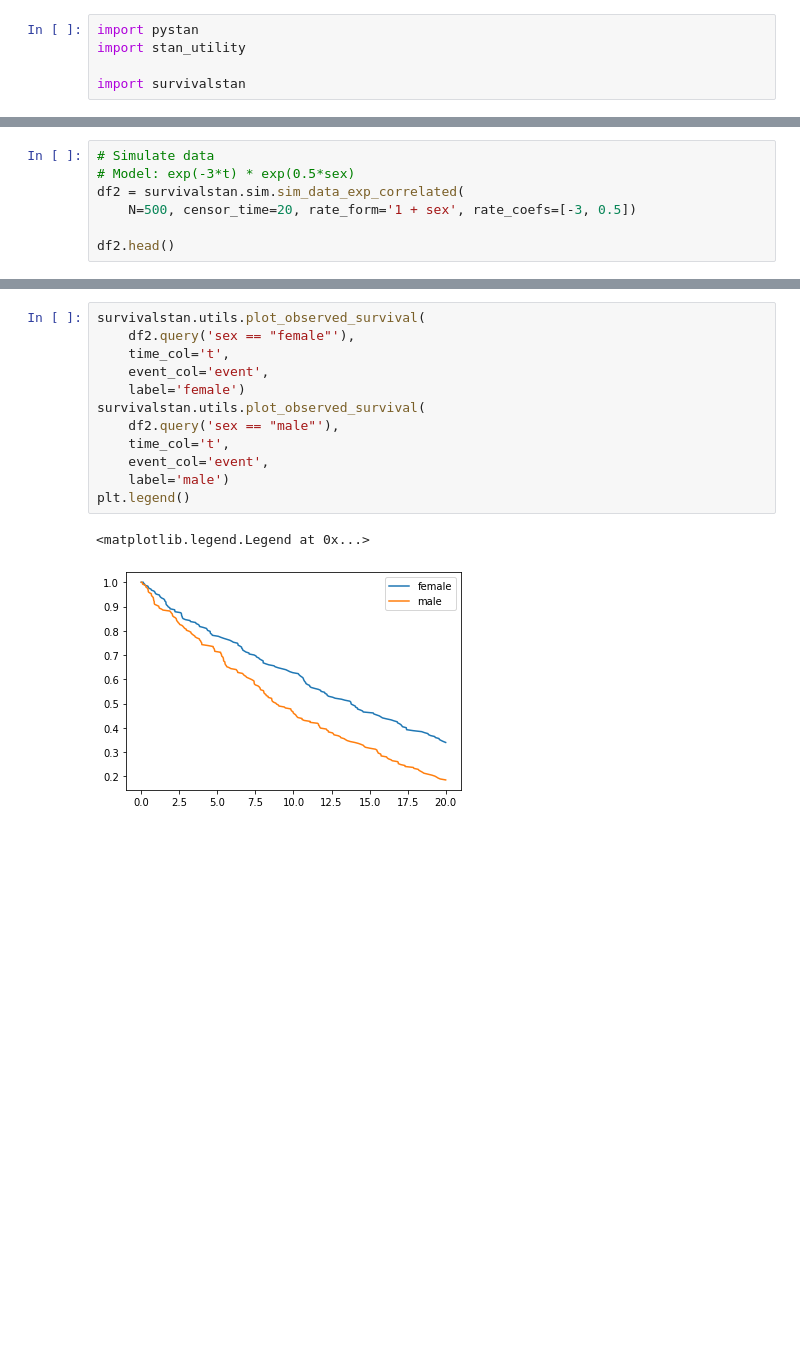
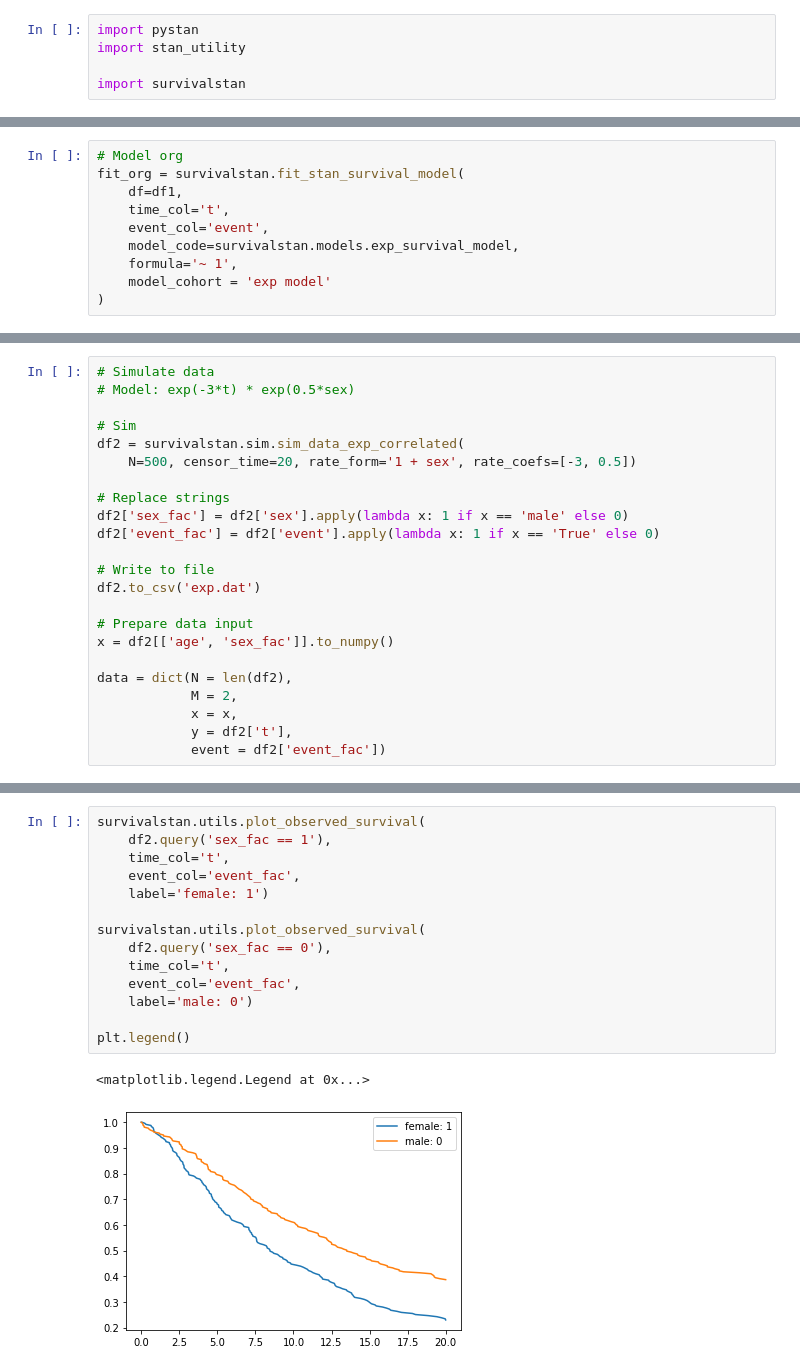
Before and after one commit to philarnold4242/test_survivalstan, a Jupyter notebook: bayesian_os_share.ipynb, the cells around one changed output, grey strips where cells are left out. Drawn from its saved outputs; the diff is of its cells as text; blank space fills up the shorter version.

Commit message:
Model exp(-a*t) works.

```diff
--- a/bayesian_os_share.ipynb
+++ b/bayesian_os_share.ipynb
@@ -44,0 +113,10 @@ S(t) = exp( -a*t )
+# %%
+# Model org
+fit_org = survivalstan.fit_stan_survival_model(
+    df=df1,
+    time_col='t',
+    event_col='event',
+    model_code=survivalstan.models.exp_survival_model,
+    formula='~ 1',
+    model_cohort = 'exp model'
+)
@@ -45,7 +152,23 @@ S(t) = exp( -a*t )
 # %%
 # Simulate data
 # Model: exp(-3*t) * exp(0.5*sex)
+
+# Sim
 df2 = survivalstan.sim.sim_data_exp_correlated(
     N=500, censor_time=20, rate_form='1 + sex', rate_coefs=[-3, 0.5])
 
-df2.head()
+# Replace strings
+df2['sex_fac'] = df2['sex'].apply(lambda x: 1 if x == 'male' else 0)
+df2['event_fac'] = df2['event'].apply(lambda x: 1 if x == 'True' else 0)
+
+# Write to file
+df2.to_csv('exp.dat')
+
+# Prepare data input
+x = df2[['age', 'sex_fac']].to_numpy()
+
+data = dict(N = len(df2),
+            M = 2,
+            x = x,
+            y = df2['t'],
+            event = df2['event_fac'])
@@ -59,15 +184,17 @@ df2.head()
 # %%
 survivalstan.utils.plot_observed_survival(
-    df2.query('sex == "female"'),
+    df2.query('sex_fac == 1'),
     time_col='t',
-    event_col='event',
-    label='female')
+    event_col='event_fac',
+    label='female: 1')
+
 survivalstan.utils.plot_observed_survival(
-    df2.query('sex == "male"'),
+    df2.query('sex_fac == 0'),
     time_col='t',
-    event_col='event',
-    label='male')
+    event_col='event_fac',
+    label='male: 0')
+
 plt.legend()
 # %% [output]
 <matplotlib.legend.Legend at 0x...>
-[figure, old version]
+[figure, new version]
```
Also changed, not shown: parts of 25 cells of this notebook, 1 other file.
